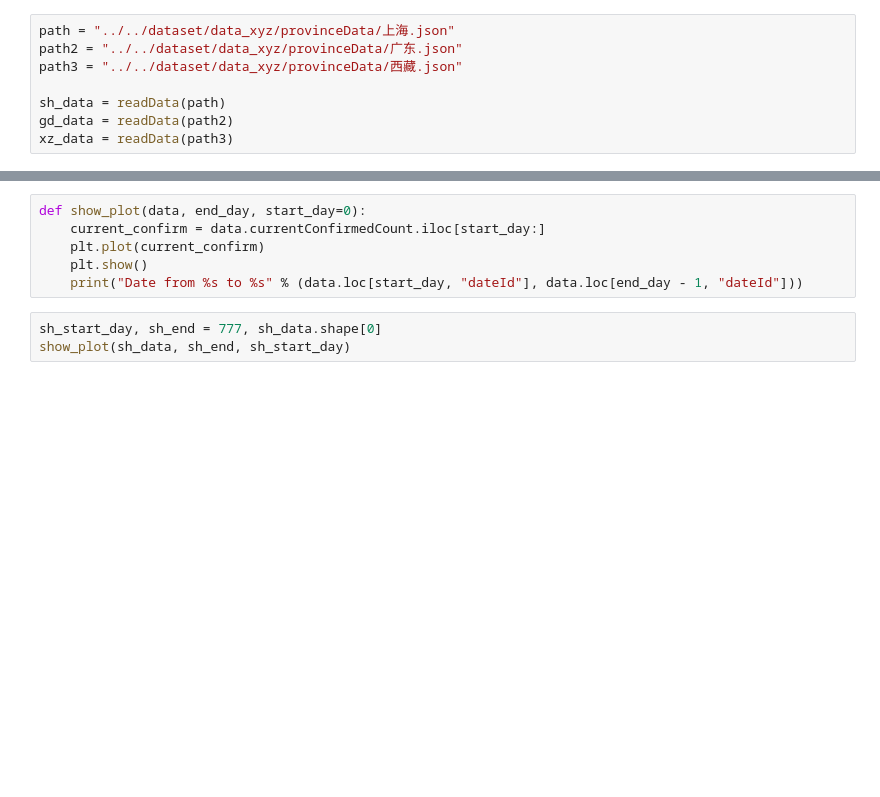
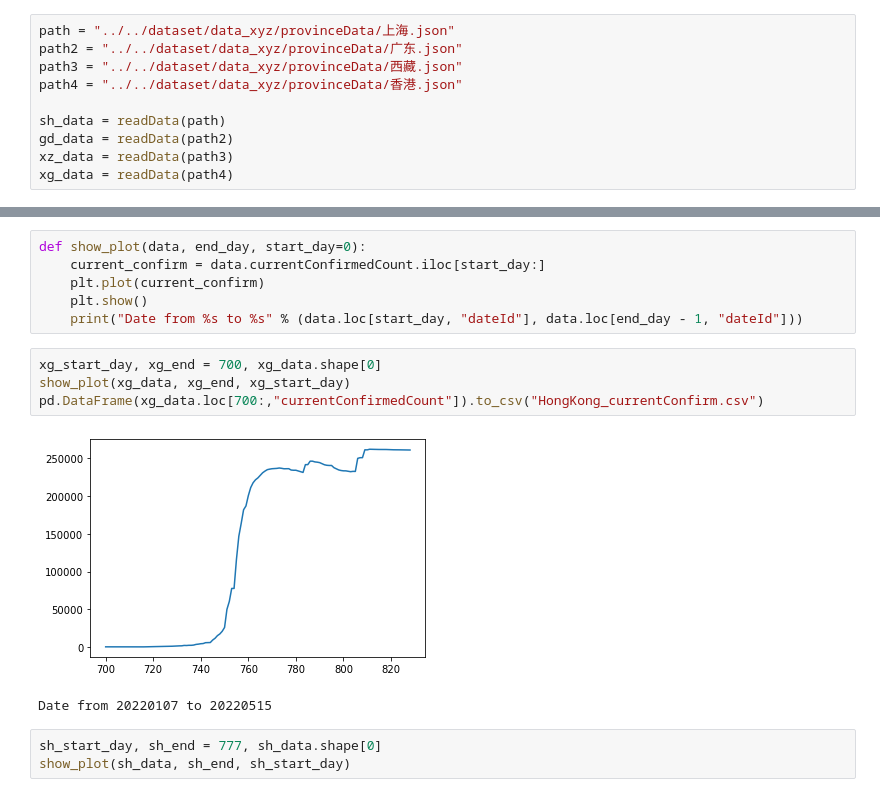
Before and after one commit to ObsisMc/Covid-19-Analysis, a Jupyter notebook: model/SIR/eval.ipynb, the cells around one changed output, grey strips where cells are left out. Saved outputs shown, nothing was run; the diff lists cells and outputs as text; blank space fills up the shorter version.

Commit message:
add HongKong_currentConfirm.csv

```diff
--- a/model/SIR/eval.ipynb
+++ b/model/SIR/eval.ipynb
@@ -15,7 +15,9 @@ def readData(path):
 path = "../../dataset/data_xyz/provinceData/上海.json"
 path2 = "../../dataset/data_xyz/provinceData/广东.json"
 path3 = "../../dataset/data_xyz/provinceData/西藏.json"
+path4 = "../../dataset/data_xyz/provinceData/香港.json"
 
 sh_data = readData(path)
 gd_data = readData(path2)
 xz_data = readData(path3)
+xg_data = readData(path4)
@@ -41,6 +43,13 @@ def show_plot(data, end_day, start_day=0):
     plt.plot(current_confirm)
     plt.show()
     print("Date from %s to %s" % (data.loc[start_day, "dateId"], data.loc[end_day - 1, "dateId"]))
+# %%
+xg_start_day, xg_end = 700, xg_data.shape[0]
+show_plot(xg_data, xg_end, xg_start_day)
+pd.DataFrame(xg_data.loc[700:,"currentConfirmedCount"]).to_csv("HongKong_currentConfirm.csv")
+# %% [output]
+[figure, added]
+Date from 20220107 to 20220515
 # %%
 sh_start_day, sh_end = 777, sh_data.shape[0]
 show_plot(sh_data, sh_end, sh_start_day)
```
Also changed, not shown: parts of 3 cells of this notebook, 1 other file.
